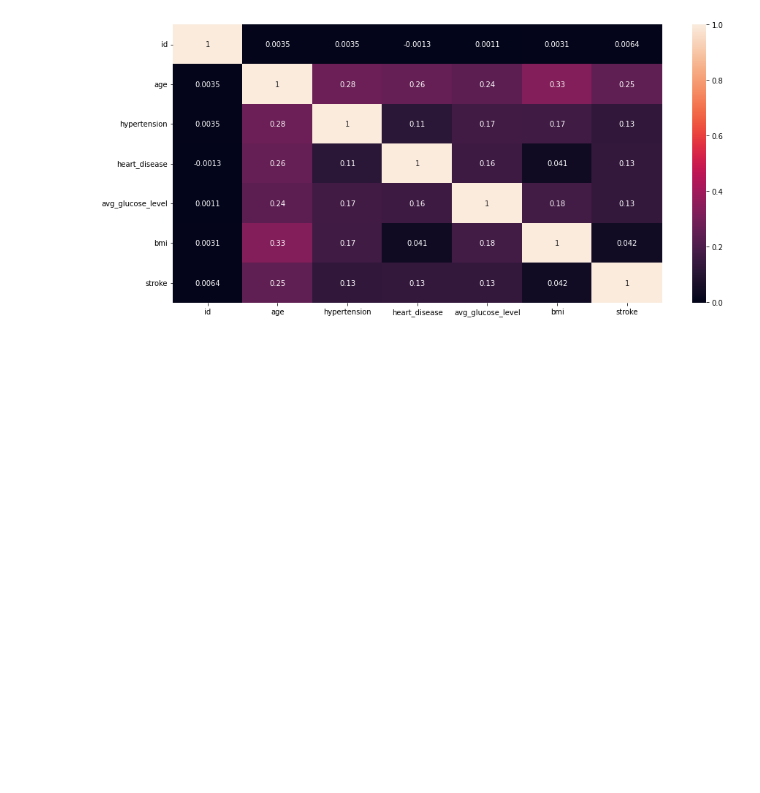
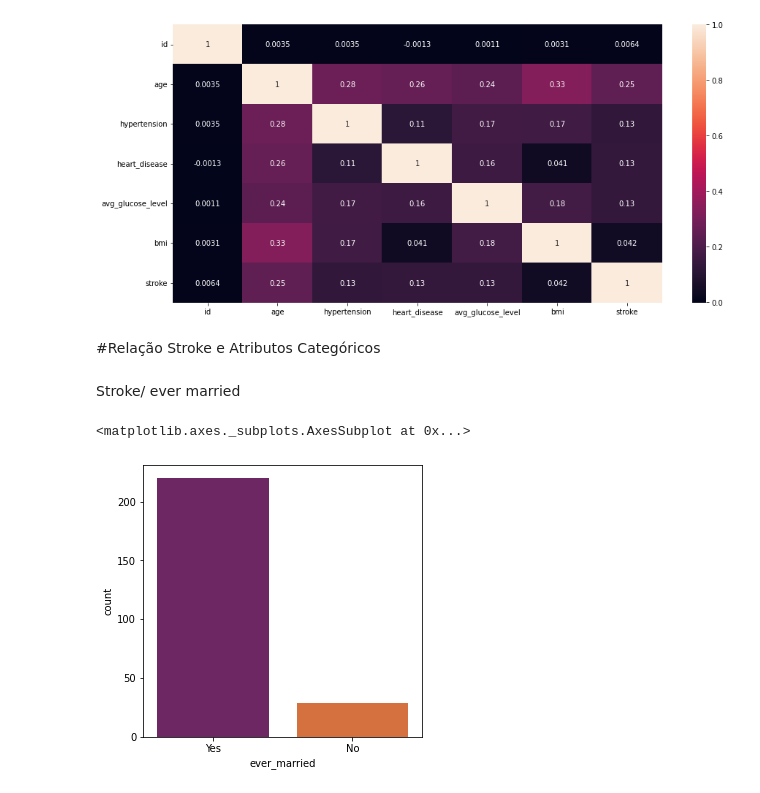
Before and after one commit to nayane-d-souza/mineracao_preprocessing_stroke_prediction, a Jupyter notebook: Mineracao__pre_processamento_stroke_prediction.ipynb, the cells around one changed output. Drawn from its saved outputs; the diff is of its cells as text; code cells hidden in the pictures; blank space fills up the shorter version.

```diff
--- a/Mineracao__pre_processamento_stroke_prediction.ipynb
+++ b/Mineracao__pre_processamento_stroke_prediction.ipynb
@@ -131,3 +130,14 @@ sns.heatmap(df.corr(), annot=True)
 # %% [output]
 <matplotlib.axes._subplots.AxesSubplot at 0x...>
 [figure]
+# %% [markdown]
+#Relação Stroke e Atributos Categóricos
+# %% [markdown]
+Stroke/ ever married
+# %%
+plt.figure(figsize = (5,5))
+strok = df.loc[df['stroke'] == 1]
+sns.countplot(data = strok, x = 'ever_married',palette = 'inferno')
+# %% [output]
+<matplotlib.axes._subplots.AxesSubplot at 0x...>
+[figure, added]
```
Also changed, not shown: parts of 39 cells of this notebook.
